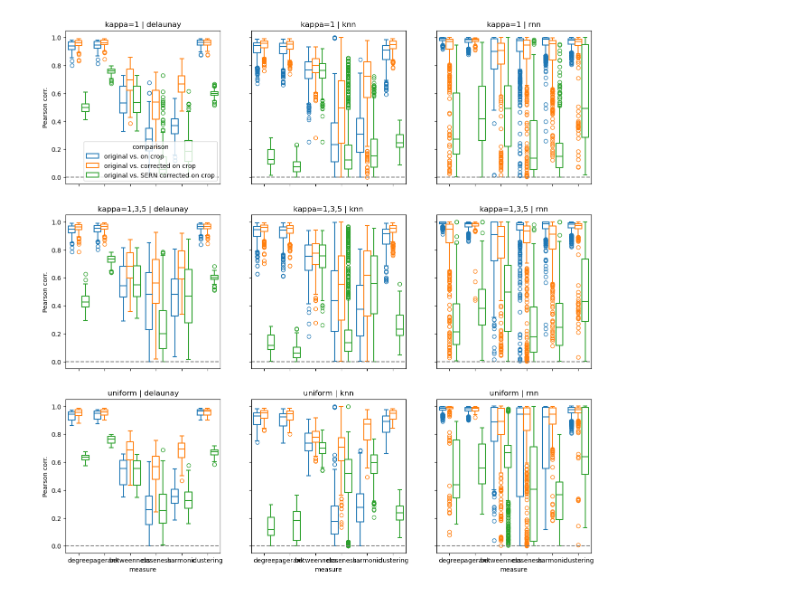
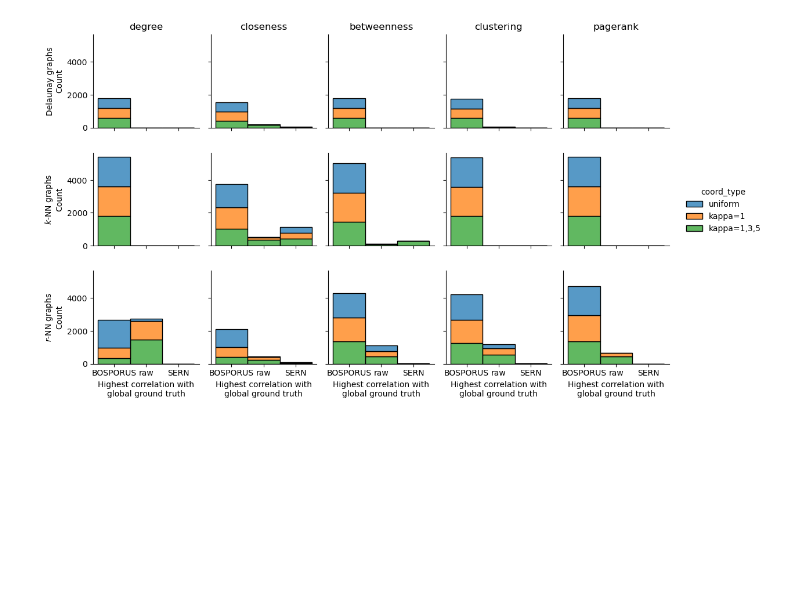
Before and after one commit to uderhardtlab/truncated_graphs, a Jupyter notebook: notebooks/figure3.ipynb, the cells around one changed output. Cells and saved outputs as stored; diff of their text form; code cells hidden in the pictures; blank space fills up the shorter version.

```diff
--- a/notebooks/figure3.ipynb
+++ b/notebooks/figure3.ipynb
@@ -21,0 +23,2 @@ all_dfs = pd.concat(dfs)
+# %%
+all_dfs.columns = ['measure', 'raw', 'BOSPORUS', 'SERN', 'on crop vs. SERN values', 'cap_radius', 'graph_type', 'coord_type', 'n', 'k', 'radius']
@@ -22,7 +70,7 @@ all_dfs = pd.concat(dfs)
 # %%
-all_dfs["original vs. corrected on crop"] = np.abs(all_dfs["original vs. corrected on crop"])
-all_dfs["original vs. SERN corrected on crop"] = np.abs(all_dfs["original vs. SERN corrected on crop"])
-all_dfs["original vs. on crop"] = np.abs(all_dfs["original vs. on crop"])
+all_dfs["BOSPORUS"] = np.abs(all_dfs["BOSPORUS"])
+all_dfs["SERN"] = np.abs(all_dfs["SERN"])
+all_dfs["raw"] = np.abs(all_dfs["raw"])
 
 #all_dfs["original vs. corrected on crop"] -= all_dfs["original vs. on crop"]
 #all_dfs["original vs. SERN corrected on crop"] -= all_dfs["original vs. on crop"]
@@ -31,15 +77,26 @@ melted = pd.melt(all_dfs, id_vars=["measure", "model", "relative_likelihood", "c
-# %%
-f, axs = plt.subplots(len(melted["coord_type"].unique()), len(melted["graph_type"].unique()), sharex=True, sharey=True, figsize=(15, 15))
-i = 0
-j = 0
-for (coord_type, graph_type), df in melted.groupby(["coord_type", "graph_type"]):
-    legend = (i == 0) and (j == 0)
-    sns.boxplot(df, x="measure", y="Pearson corr.", hue="comparison", legend=legend, ax=axs[i,j], fill=False) #, cut=0, split=True, inner=None)
-    axs[i,j].set_title(f"{coord_type} | {graph_type}")
-    axs[i,j].axhline(0, linestyle="--", color="grey")
-    j += 1
-    if j > 2:
-        i += 1
-        j = 0
-# %% [output]
-[figure, removed]
+# %%
+best_corr = all_dfs[["BOSPORUS", "SERN", "raw"]].idxmax(axis=1)
+all_dfs["highest correlation"] = best_corr
+# %%
+g = sns.displot(all_dfs.reset_index(), hue="coord_type", x="highest correlation", row="graph_type", col="measure", height=2.2, aspect=1, multiple="stack")
+for i, ax in enumerate(g.axes.flat):
+    original_title = ax.get_title()
+
+    if i >= 5:
+        ax.title.set_visible(False)
+    else:
+        ax.set_title(original_title.split("=")[-1][1:])
+
+    if i % 5 == 0:
+        if i == 0:
+            ax.set_ylabel(f"Delaunay graphs\nCount")
+        if i == 5:
+            ax.set_ylabel(f"$k$-NN graphs\nCount")
+        if i == 10:
+            ax.set_ylabel(f"$r$-NN graphs\nCount")
+
+    if i >= 10 :
+        ax.set_xlabel(f"Highest correlation with\nglobal ground truth")
+plt.savefig("correlations_on_sphere.pdf", bbox_inches="tight")
+# %% [output]
+[figure, added]
```
Also changed, not shown: parts of 8 cells of this notebook, 24 other files.
